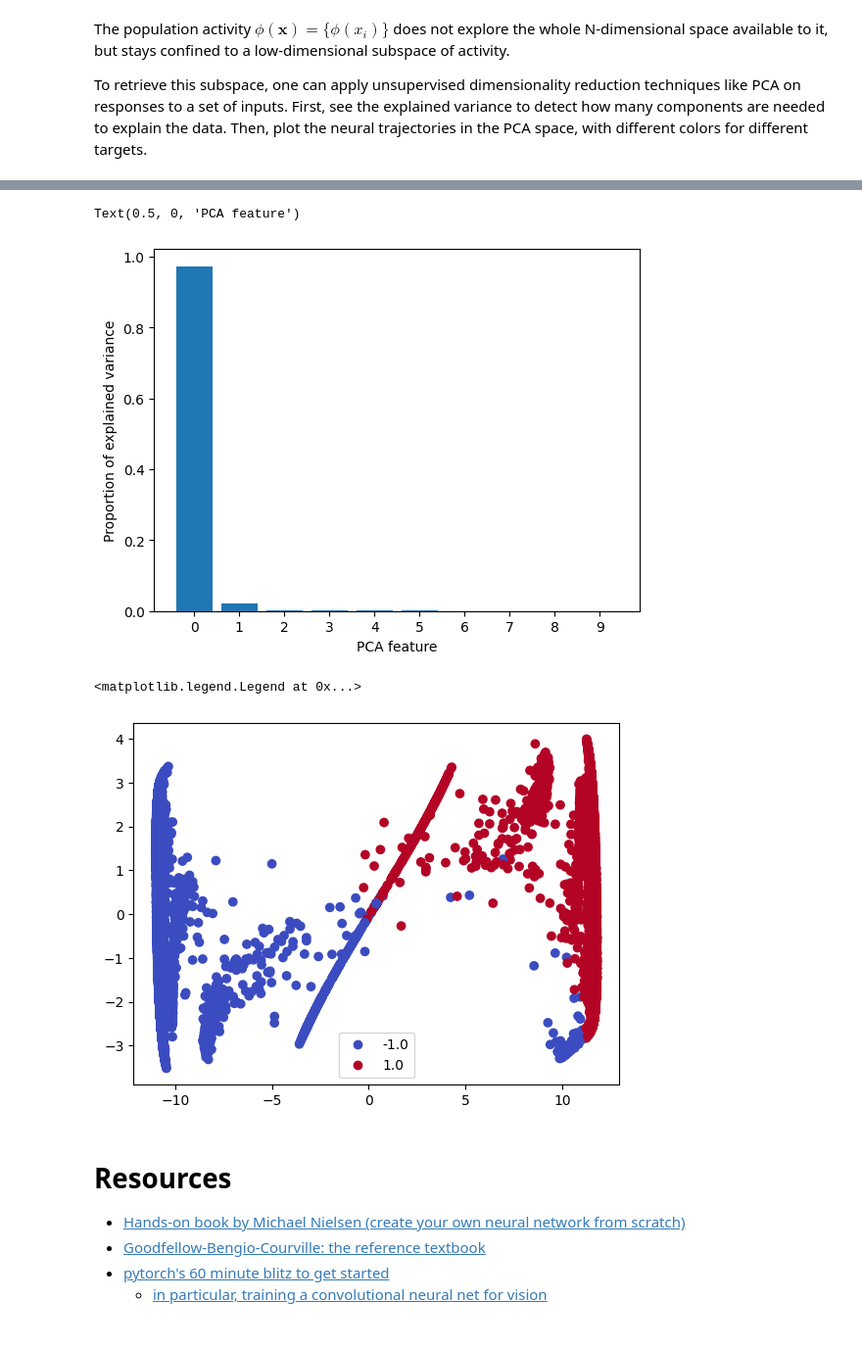
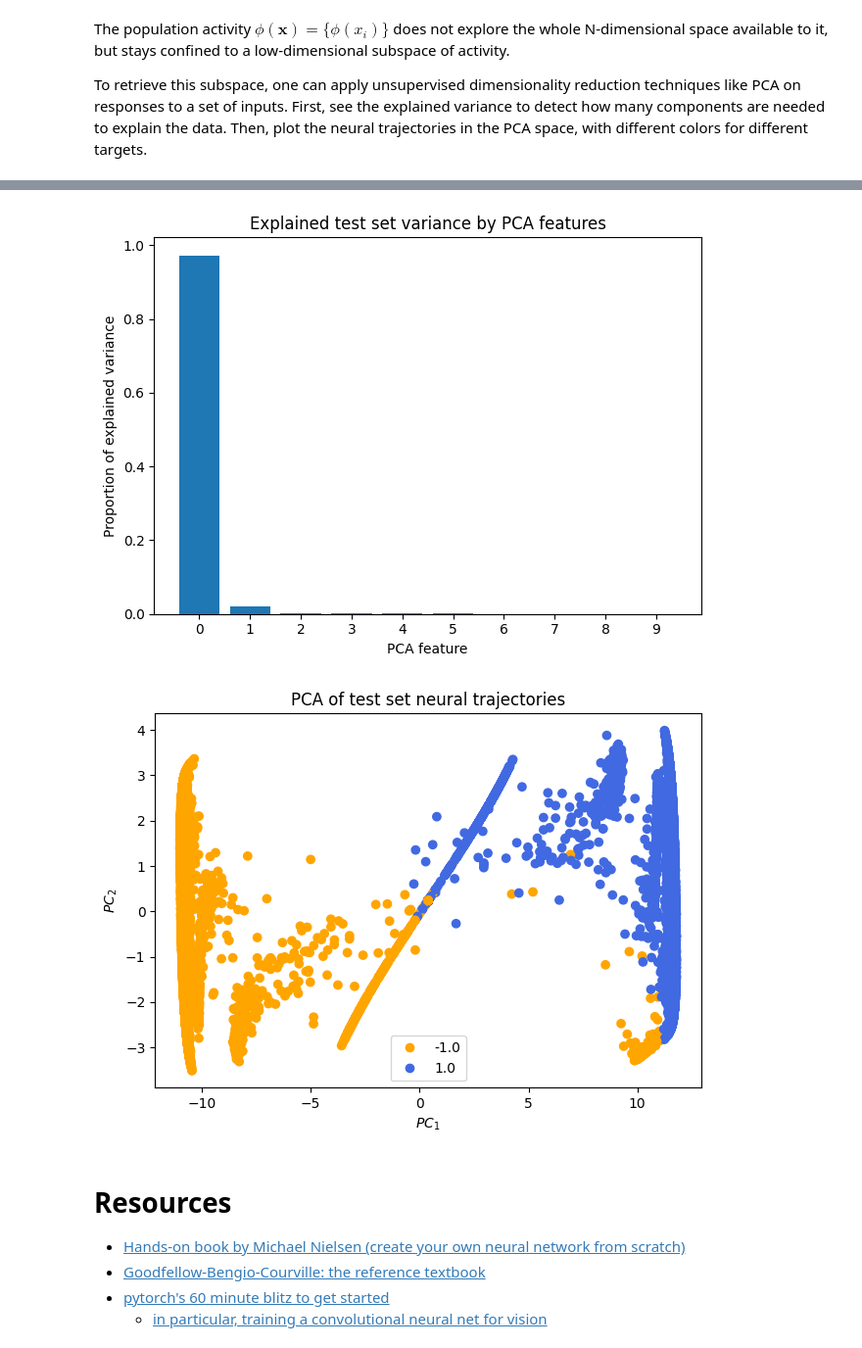
Before and after one commit to CEBangu/MOD_201, a Jupyter notebook: MOD201 HW_4/Training_RNN_2AFC.ipynb, the cells around one changed output, grey strips where cells are left out. Shown: that part at 98% size. Cells and saved outputs as stored; diff of their text form; code cells hidden in the pictures.

```diff
--- a/MOD201 HW_4/Training_RNN_2AFC.ipynb
+++ b/MOD201 HW_4/Training_RNN_2AFC.ipynb
@@ -526,28 +539,36 @@ ax.bar(features[:10], pca_test.explained_variance_ratio_[:10])
 ax.set_xticks(features[:10])
 ax.set_ylabel('Proportion of explained variance')
 ax.set_xlabel('PCA feature')
+ax.set_title('Explained test set variance by PCA features')
+fig.tight_layout()
+fig.savefig('explained_variance_test.png')
 # %% [output]
-Text(0.5, 0, 'PCA feature')
-[figure, old version]
+[figure, new version]
 # %%
 ###### write your code #######
 #PCA analysis and neural trajectories for the training set
 pca_test = PCA(n_components=2)
 scaler = StandardScaler()
 
 test_rates_reshape_stdrd = scaler.fit_transform(test_rates_reshape)
 test_reduced = pca_test.fit_transform(test_rates_reshape_stdrd)
 
 
+colors = ListedColormap(['orange', 'royalblue'])
 lables = np.array([])
 for i, _ in enumerate(test_set[1]):
     lables = np.append(lables, np.repeat(test_set[1][i][-1], 101))
 
-plot = plt.scatter(test_reduced[:, 0], test_reduced[:, 1], c=lables, cmap='coolwarm')
+fig, ax = plt.subplots()
+plot = plt.scatter(test_reduced[:, 0], test_reduced[:, 1], c=lables, cmap=colors)
 plt.legend(handles=plot.legend_elements()[0], labels=list(np.unique(lables)))
+plt.title('PCA of test set neural trajectories')
+plt.xlabel('$PC_1$')
+plt.ylabel('$PC_2$')
+fig.tight_layout()
+fig.savefig('PCA_test.png')
 # %% [output]
-<matplotlib.legend.Legend at 0x...>
-[figure, old version]
+[figure, new version]
 # %% [markdown]
 # Resources
 
```
Also changed, not shown: parts of 5 cells of this notebook, 1 other file.
